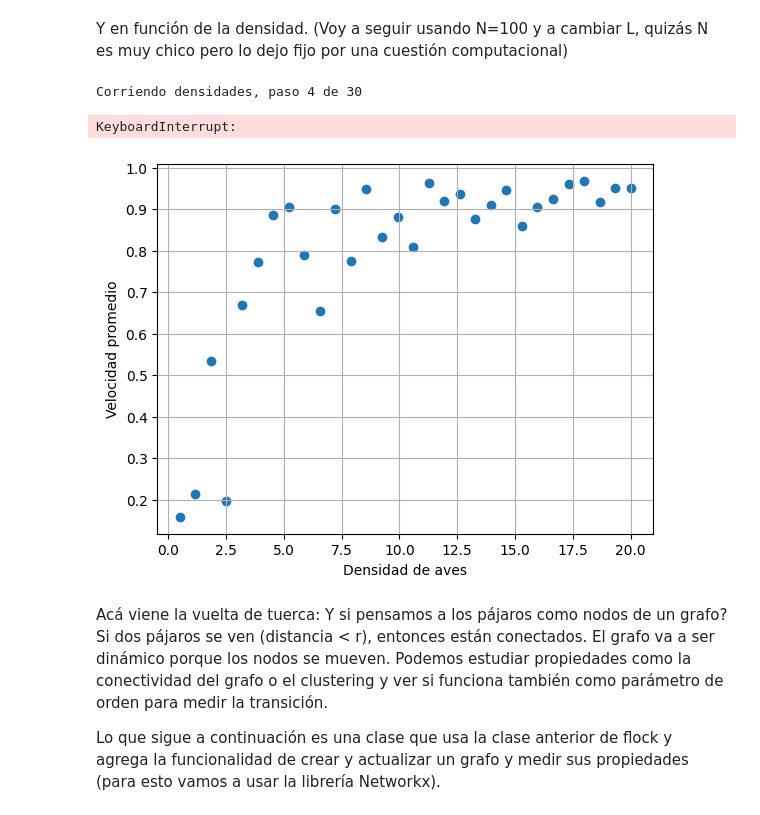
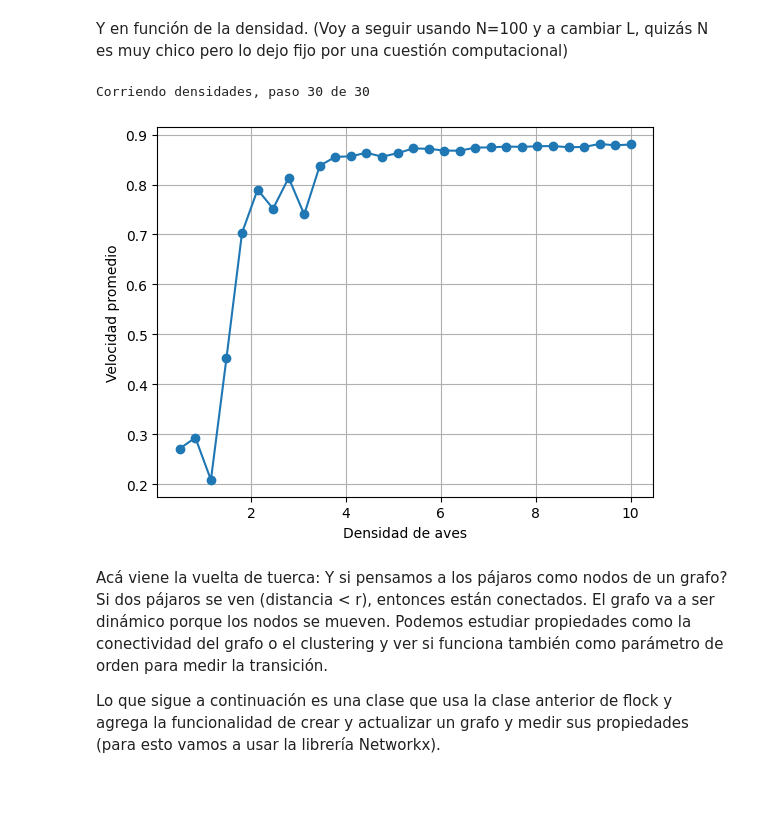
Before and after one commit to lautarogiordano/practicas-complejidad, a Jupyter notebook: p2-aves/aves.ipynb, the cells around one changed output. Drawn from its saved outputs; the diff is of its cells as text; code cells hidden in the pictures; blank space fills up the shorter version.

```diff
--- a/p2-aves/aves.ipynb
+++ b/p2-aves/aves.ipynb
@@ -179,7 +188,7 @@ Velocidad promedio ultimos 50 pasos: 0.80
 # %% [markdown]
 Corramos esto para muchos radios y hacemos un grafico de los promedios finales.
 # %%
-radios = np.linspace(0.0005, 1, 30)
+radios = np.linspace(0.05, 1, 30)
 velocidades_promedio = []
 for i, r in enumerate(radios):
     print(f'Corriendo radios, paso {i+1} de {len(radios)}', end='\r')
@@ -198,7 +207,7 @@ plt.grid()
 # %% [markdown]
 Ahora en funcion del ruido
 # %%
-aves = flock(100, radius=.5, velocity=.04, noise_level=0.2)
+aves = flock(100, radius=1, velocity=.04, noise_level=.5)
 aves.run(2000)
 print(f"Velocidad promedio ultimos 50 pasos: {np.mean(aves.average_velocity[-50:])}")
 plt.plot(aves.average_velocity)
@@ -211,10 +220,10 @@ Velocidad promedio ultimos 50 pasos: 0.9188915169889852
 # %%
-ruidos = np.linspace(0.01, 0.5, 30)
+ruidos = np.linspace(0.05, 2, 30)
 velocidades_promedio = []
 for i, noise in enumerate(ruidos):
     print(f'Corriendo ruidos, paso {i+1} de {len(ruidos)}', end='\r')
-    aves = flock(100, radius=.1, velocity=.04, noise_level=noise)
-    aves.run(3000)
+    aves = flock(100, radius=1, velocity=.04, noise_level=noise)
+    aves.run(2000)
     velocidades_promedio.append(np.mean(aves.average_velocity[-50:]))
 # %% [output]
 Corriendo ruidos, paso 30 de 30
@@ -228,24 +237,23 @@ plt.grid()
 # %% [markdown]
 Y en función de la densidad. (Voy a seguir usando N=100 y a cambiar L, quizás N es muy chico pero lo dejo fijo por una cuestión computacional)
 # %%
-densities = np.linspace(.5, 30, 30)
+densities = np.linspace(.5, 10, 30)
 Ls = np.sqrt(100 / densities)
 velocidades_promedio = []
 for i, L in enumerate(Ls):
     print(f'Corriendo densidades, paso {i+1} de {len(Ls)}', end='\r')
-    aves = flock(100, radius=.1, velocity=.04, noise_level=0.1, L=L)
-    aves.run(3000)
+    aves = flock(100, radius=1, velocity=.04, noise_level=0.5, L=L)
+    aves.run(2000)
     velocidades_promedio.append(np.mean(aves.average_velocity[-50:]))
 # %% [output]
-Corriendo densidades, paso 4 de 30
+Corriendo densidades, paso 30 de 30
-KeyboardInterrupt:
 # %%
-plt.scatter(densities, velocidades_promedio)
+plt.plot(densities, velocidades_promedio, marker='o')
 plt.xlabel('Densidad de aves')
 plt.ylabel('Velocidad promedio')
 plt.grid()
 # %% [output]
-[figure, old version]
+[figure, new version]
 # %% [markdown]
 Acá viene la vuelta de tuerca: Y si pensamos a los pájaros como nodos de un grafo? Si dos pájaros se ven (distancia < r), entonces están conectados. El grafo va a ser dinámico porque los nodos se mueven. Podemos estudiar propiedades como la conectividad del grafo o el clustering y ver si funciona también como parámetro de orden para medir la transición.
 
```
Also changed, not shown: parts of 15 cells of this notebook, 3 other files.
